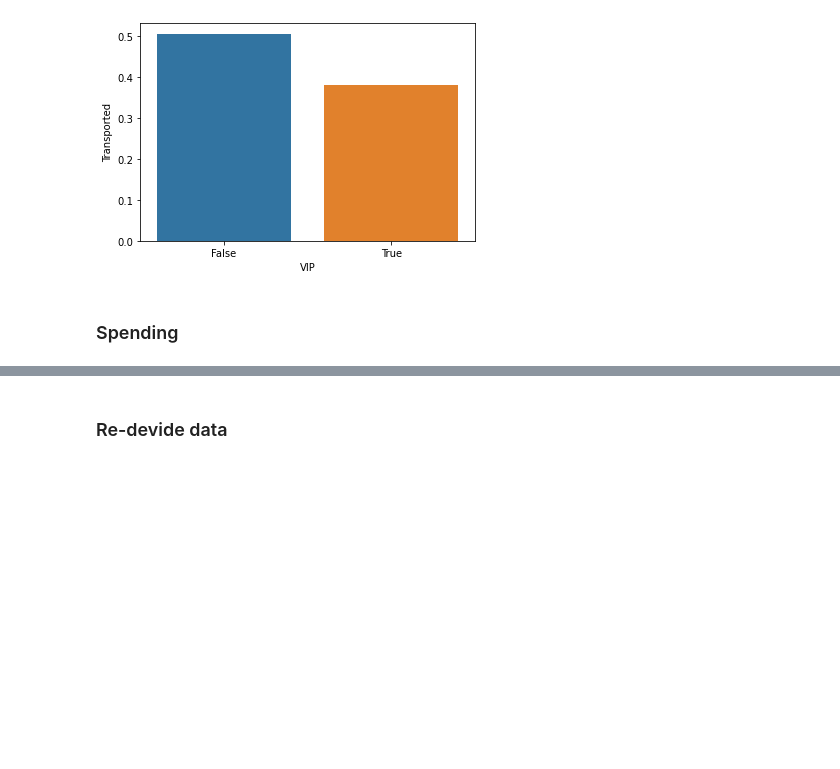
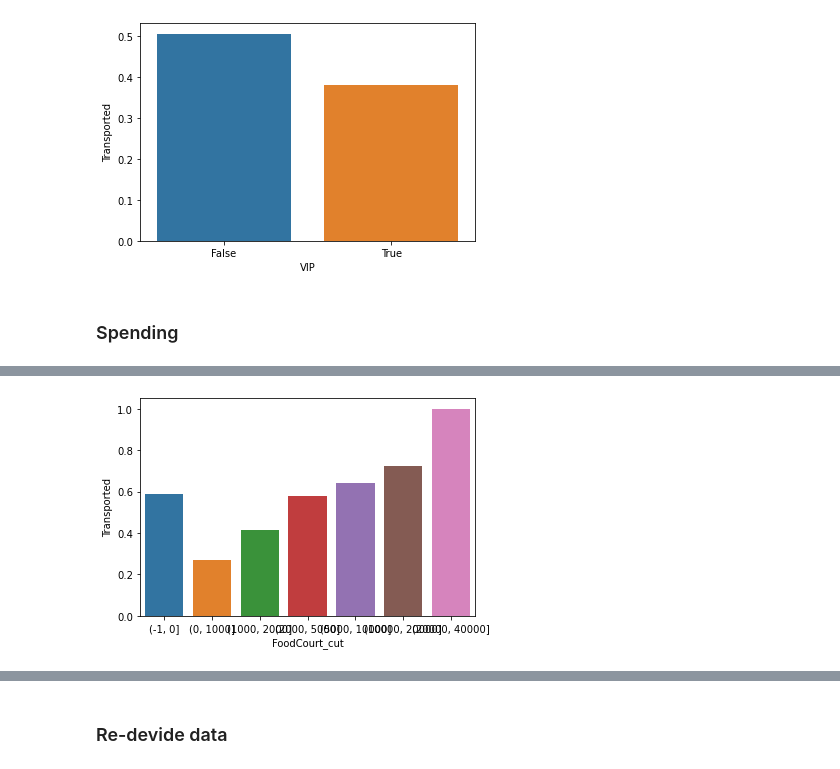
Before and after one commit to DrEntropy/Kaggle, a Jupyter notebook: SpaceshipTitanic/spaceshipTitan.ipynb, the cells around one changed output, grey strips where cells are left out. Cells and saved outputs as stored; diff of their text form; code cells hidden in the pictures; blank space fills up the shorter version.

```diff
--- a/SpaceshipTitanic/spaceshipTitan.ipynb
+++ b/SpaceshipTitanic/spaceshipTitan.ipynb
@@ -332,0 +345,3 @@ plot_transported_rate(all_data[all_data["Train"]] , "VIP")
+# %%
+for x in spend.columns:
+    all_data.loc[all_data[x].isna(),x] = 0.0
@@ -332,0 +350,4 @@ plot_transported_rate(all_data[all_data["Train"]] , "VIP")
+# %%
+temp = all_data[spend.columns.append(pd.Index(['Transported','Train']))].reset_index(drop=True)
+for x in spend.columns:
+    temp[x + "_cut"] = pd.cut(temp[x],[-1,0,1000,2000,5000,10000,20000,40000])
@@ -332,0 +370,4 @@ plot_transported_rate(all_data[all_data["Train"]] , "VIP")
+# %%
+plot_transported_rate(temp[temp["Train"]] , "FoodCourt_cut")
+# %% [output]
+[figure, added]
```
Also changed, not shown: parts of 53 cells of this notebook.
